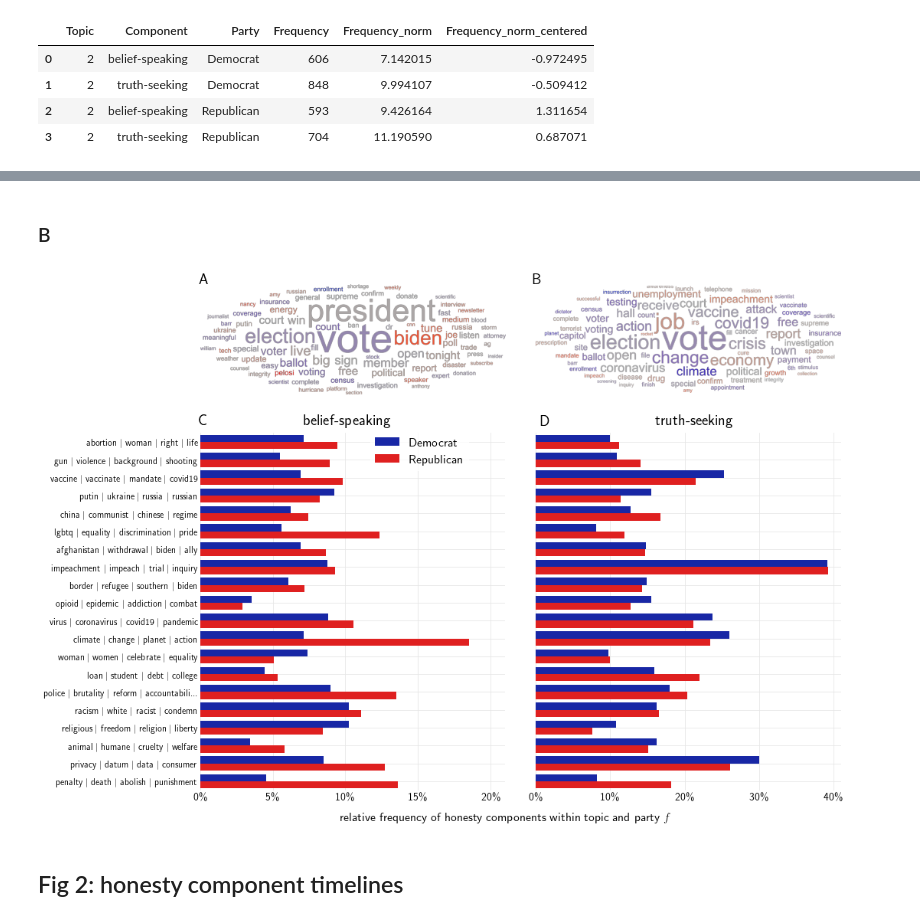
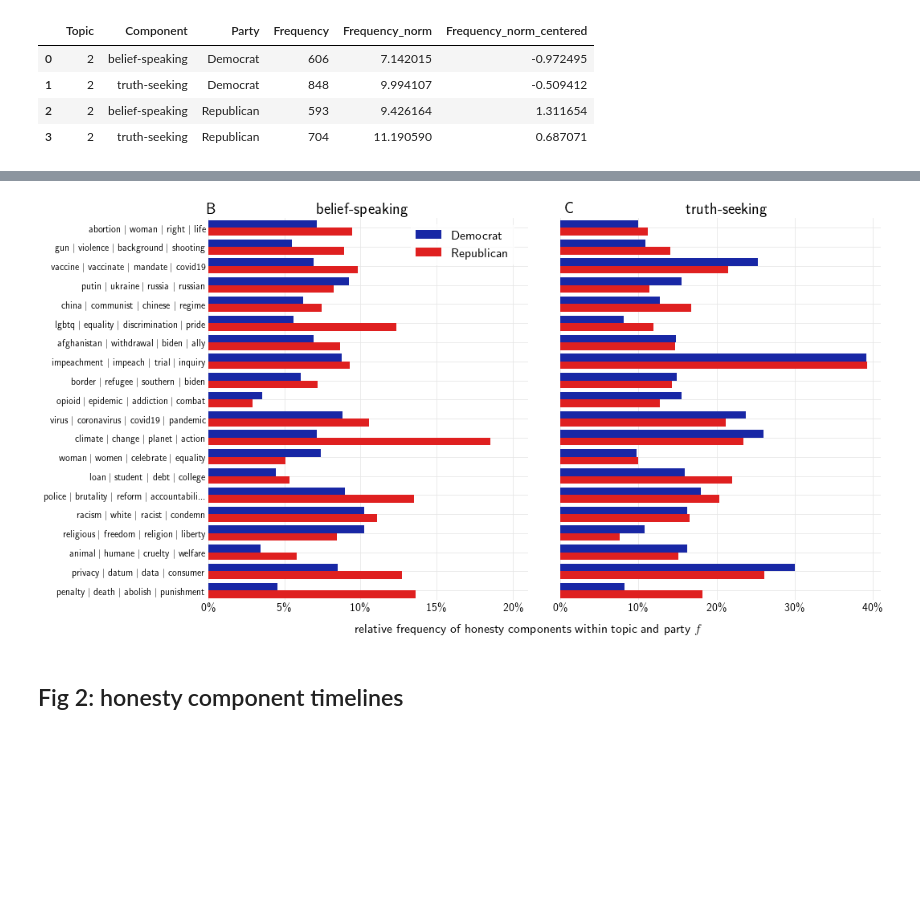
Before and after one commit to JanaLasser/new-ontology-of-truth, a Jupyter notebook: code/analysis/plots.ipynb, the cells around one changed output, grey strips where cells are left out. Cells and saved outputs as stored; diff of their text form; code cells hidden in the pictures; blank space fills up the shorter version.

Commit message:
plot script

```diff
--- a/code/analysis/plots.ipynb
+++ b/code/analysis/plots.ipynb
@@ -261,23 +144,12 @@ fig.text(0.8, 0.655, "truth-seeking", fontsize=20)
-# %% [markdown]
-### B
 # %%
 # set up figure and subplots
-fname = "fig1"
-fig = plt.figure(figsize=(15, 12.5))
-gs = GridSpec(10, 2, figure=fig, hspace=0.8, wspace=0.1)
-belief_wc_ax = fig.add_subplot(gs[0:3, 0:1])
-truth_wc_ax = fig.add_subplot(gs[0:3, 1:])
-ax1 = fig.add_subplot(gs[3:, 0])
-ax2 = fig.add_subplot(gs[3:, 1])
+fname = "fig1b"
+fig = plt.figure(figsize=(15, 8.75))
+gs = GridSpec(7, 2, figure=fig, hspace=0.8, wspace=0.1)
+ax1 = fig.add_subplot(gs[0:, 0])
+ax2 = fig.add_subplot(gs[0:, 1])
 axes = [ax1, ax2]
 
-### plot wordclouds ###
-belief_wc_ax.imshow(belief_wc)
-belief_wc_ax.set_axis_off()
-truth_wc_ax.imshow(truth_wc)
-truth_wc_ax.set_axis_off()
-
-### plot within-topic within-party relative frequencies for each party ###
 # belief-speaking
 sns.barplot(x="Frequency_norm",
             y="Name",
@@ -297,8 +169,6 @@ sns.barplot(x="Frequency_norm",
             hue_order=["Democrat", "Republican"],
             zorder=3)
 
-
-
 # axis labels, ticks, annotations and grids
 ax1.tick_params(axis='y', labelsize=12)
 
@@ -307,41 +177,39 @@ ax2.legend_.remove()
 ax1.set_xlabel("relative frequency of honesty components within topic and party $f$", fontsize=16)
 
 ax1.xaxis.set_label_coords(1, -0.06)
-legend = ax1.legend(loc=1, bbox_to_anchor=[0.9, 1.02, 0, 0], fontsize=16)
+legend = ax1.legend(loc=1, bbox_to_anchor=[0.975, 1.0, 0, 0], fontsize=16)
 legend.get_frame().set_facecolor((1, 1, 1, 1))
 legend.get_frame().set_edgecolor((1, 1, 1, 1))
 
 
 ax1.set_xlim(0, 21)
 ax1.set_xticks(range(0, 21, 5))
 ax1.set_xticklabels([f"{i}\%" for i in range(0, 21, 5)], fontsize=14)
 ax2.set_xlim(0, 41)
 ax2.set_xticks(range(0, 41, 10))
 ax2.set_xticklabels([f"{i}\%" for i in range(0, 41, 10)], fontsize=14)
 
 ax2.set_yticklabels([])
 
 for ax in axes:
     ax.set_ylabel("")
     ax.grid(which="both", zorder=1, color=(230/255, 230/255, 230/255))
     ax.spines['bottom'].set_visible(False)
     ax.spines['left'].set_visible(False)
     ax.spines['right'].set_visible(False)
     ax.spines['top'].set_visible(False)
     ax.tick_params(axis=u'both', which=u'both',length=0)
 
-fig.text(0.123, 0.86, "A", fontsize=20)
-fig.text(0.527, 0.86, "B", fontsize=20)
-fig.text(0.123, 0.655, "C", fontsize=20)
-fig.text(0.25, 0.655, "belief-speaking", fontsize=20)
-fig.text(0.536, 0.655, "D", fontsize=20)
-fig.text(0.675, 0.655, "truth-seeking", fontsize=20)
+fig.text(0.123, 0.89, "B", fontsize=20)
+fig.text(0.25, 0.89, "belief-speaking", fontsize=20)
+fig.text(0.536, 0.89, "C", fontsize=20)
+fig.text(0.675, 0.89, "truth-seeking", fontsize=20)
 
 plt.savefig(join(dst, fname + ".pdf"), bbox_inches="tight", facecolor="white")
 plt.savefig(join(dst, fname + ".png"), bbox_inches="tight", facecolor="white")
 plt.savefig(join(dst, fname + ".svg"), bbox_inches="tight", facecolor="white")
 # %% [output]
-[figure, old version]
+[figure, new version]
 # %% [markdown]
 ## Fig 2: honesty component timelines
 # %%
```
Also changed, not shown: parts of 5 cells of this notebook.
